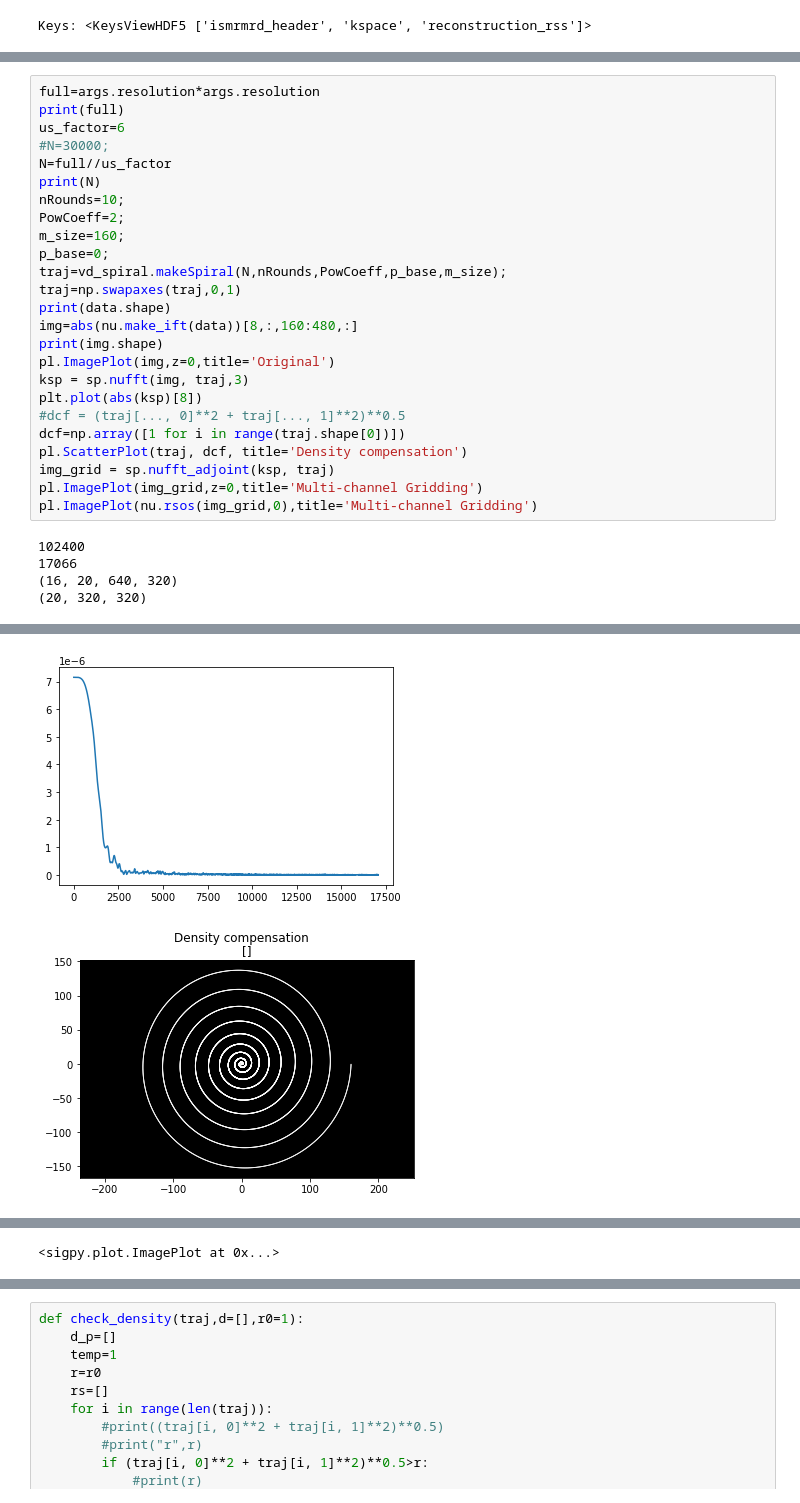
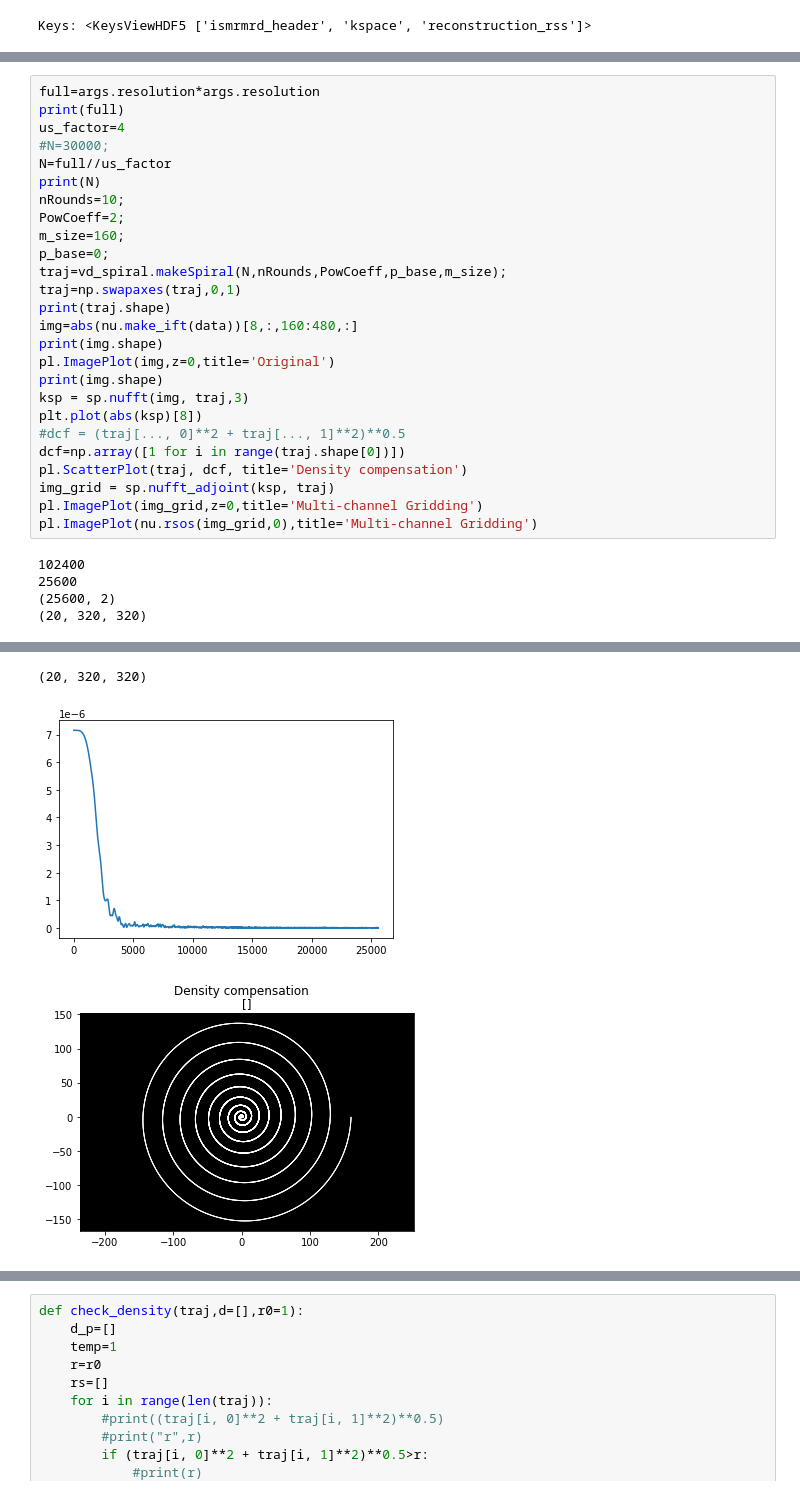
Before and after one commit to to314as/bir_tools, a Jupyter notebook: undersampling.ipynb, the cells around one changed output, grey strips where cells are left out. Drawn from its saved outputs; the diff is of its cells as text.

```diff
--- a/undersampling.ipynb
+++ b/undersampling.ipynb
@@ -83,36 +84,37 @@ traj=vd_spiral.makeSpiral(N,nRounds,PowCoeff,p_base,m_size);
 # %%
 full=args.resolution*args.resolution
 print(full)
-us_factor=6
+us_factor=4
 #N=30000;
 N=full//us_factor
 print(N)
 nRounds=10;
 PowCoeff=2;
 m_size=160;
 p_base=0;
 traj=vd_spiral.makeSpiral(N,nRounds,PowCoeff,p_base,m_size);
 traj=np.swapaxes(traj,0,1)
-print(data.shape)
+print(traj.shape)
 img=abs(nu.make_ift(data))[8,:,160:480,:]
 print(img.shape)
 pl.ImagePlot(img,z=0,title='Original')
+print(img.shape)
 ksp = sp.nufft(img, traj,3)
 plt.plot(abs(ksp)[8])
 #dcf = (traj[..., 0]**2 + traj[..., 1]**2)**0.5
 dcf=np.array([1 for i in range(traj.shape[0])])
 pl.ScatterPlot(traj, dcf, title='Density compensation')
 img_grid = sp.nufft_adjoint(ksp, traj)
 pl.ImagePlot(img_grid,z=0,title='Multi-channel Gridding')
 pl.ImagePlot(nu.rsos(img_grid,0),title='Multi-channel Gridding')
 # %% [output]
 102400
-17066
-(16, 20, 640, 320)
+25600
+(25600, 2)
 (20, 320, 320)
 [figure]
+(20, 320, 320)
-[figure, old version]
+[figure, new version]
 [figure]
 [figure]
 [figure]
-<sigpy.plot.ImagePlot at 0x...>
```
Also changed, not shown: parts of 8 cells of this notebook, 8 other files.
